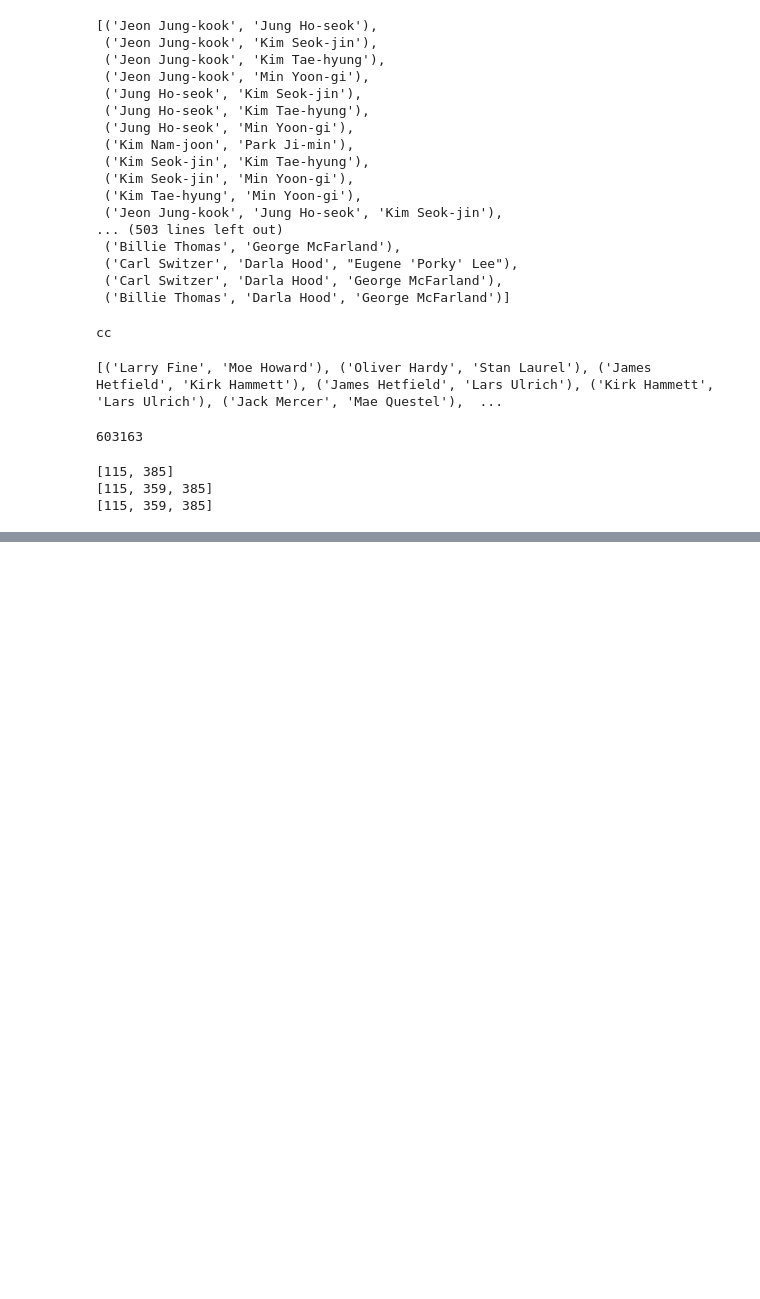
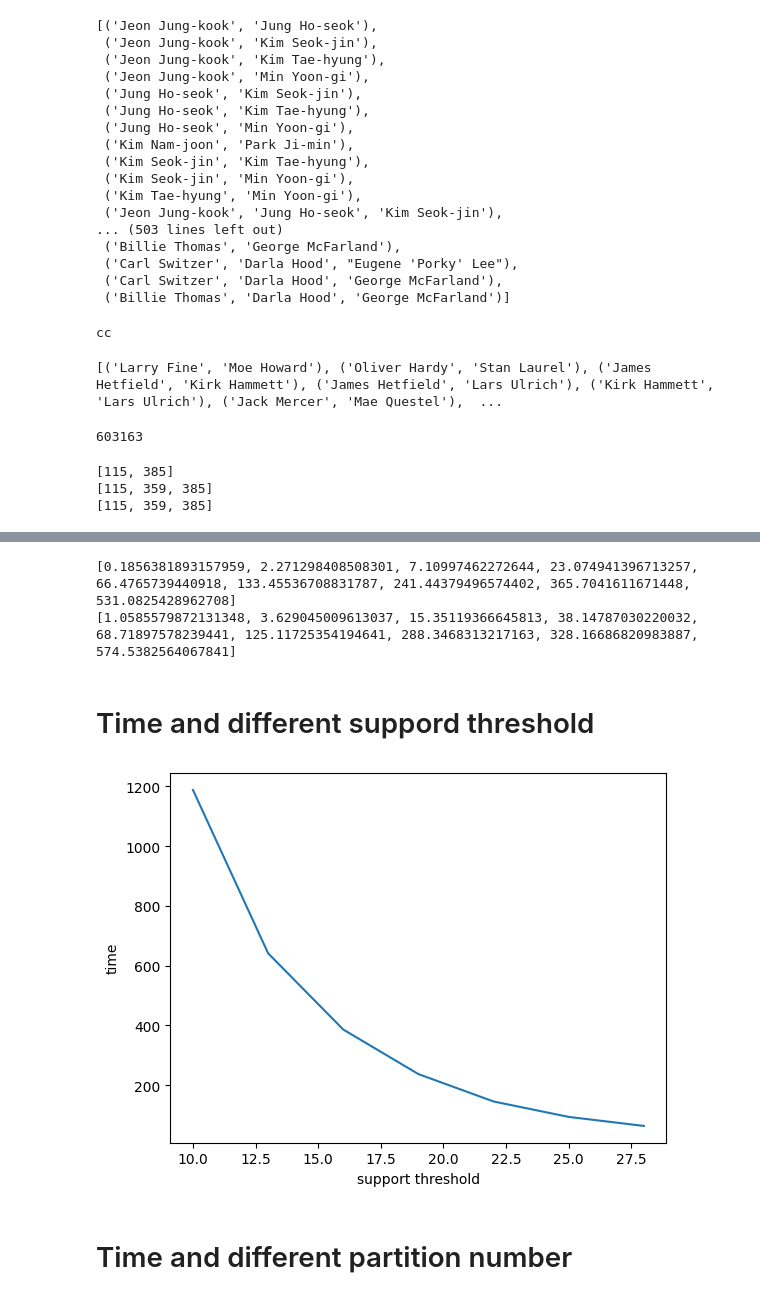
Before and after one commit to prometheus404/AMD_project, a Jupyter notebook: main.ipynb, the cells around one changed output, grey strips where cells are left out. Drawn from its saved outputs; the diff is of its cells as text; code cells hidden in the pictures; blank space fills up the shorter version.

```diff
--- a/main.ipynb
+++ b/main.ipynb
@@ -251,0 +309,44 @@ AttributeError: 'list' object has no attribute 'mapPartitions'
+# %%
+print(apriori_times)
+print(son_times)
+# %% [output]
+[0.1856381893157959, 2.271298408508301, 7.10997462272644, 23.074941396713257, 66.4765739440918, 133.45536708831787, 241.44379496574402, 365.7041611671448, 531.0825428962708]
+[1.0585579872131348, 3.629045009613037, 15.35119366645813, 38.14787030220032, 68.71897578239441, 125.11725354194641, 288.3468313217163, 328.16686820983887, 574.5382564067841]
+# %% [markdown]
+# Time and different suppord threshold
+# %%
+r = 100000
+S = range(10,30,3)
+step = 5000
+baskets = baskets_full.sample(r, random_state = 42)
+# %%
+#TIME WITH DIFFERENT DATASET SUPPORT THRESHOLD APRIORI
+apriori_results = []
+apriori_times = []
+for s in S:
+  result = []
+  t = time.time()
+  for i,_ in apriori(baskets,s,r):
+    result.append(i)
+  apriori_times.append(time.time()-t)
+  apriori_results.append(result)
+# %%
+# TIME WITH DIFFERENT DATASET SUPPORT THRESHOLD SON
+son_results = []
+son_times = []
+RDD = sc.parallelize(baskets)
+for s in S:
+  t, result = son(RDD,s,r)
+  son_results.append(result)
+  son_times.append(t)
+# %%
+#plt.plot(list(S), apriori_times)
+plt.plot(list(S), son_times)
+#plt.legend(['apriori','SON'])
+plt.ylabel('time')
+plt.xlabel('support threshold')
+plt.show()
+# %% [output]
+[figure, added]
+# %% [markdown]
+# Time and different partition number
```
Also changed, not shown: parts of 19 cells of this notebook.
